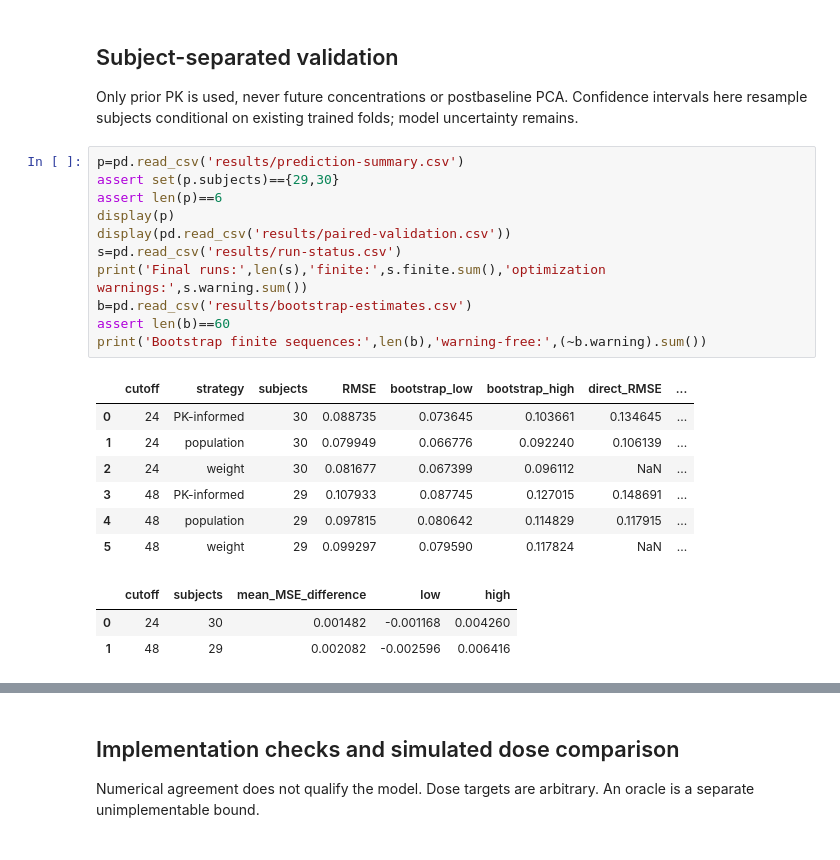
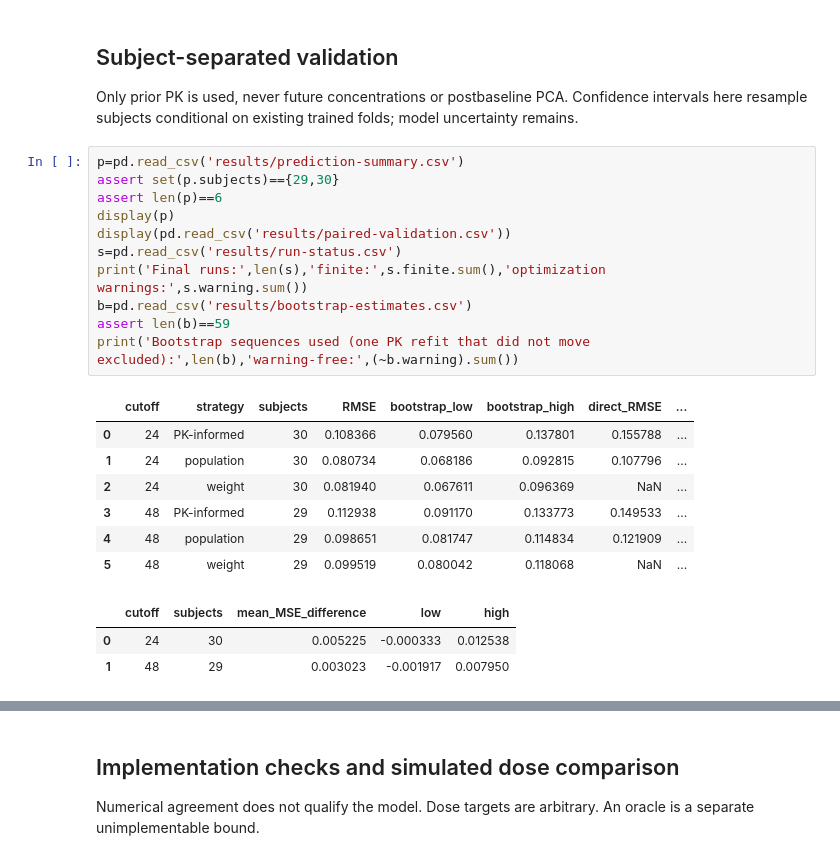
Before and after one commit to DaikiKumakura/DaikiKumakura.github.io, a Jupyter notebook: site/content/articles/warfarin-pkpd/shared/analysis.ipynb, the cells around one changed output, grey strips where cells are left out. Drawn from its saved outputs; the diff is of its cells as text.

Commit message:
Revise warfarin PK/PD note to v1.1 with absorption lag and generic-start refits

```diff
--- a/site/content/articles/warfarin-pkpd/shared/analysis.ipynb
+++ b/site/content/articles/warfarin-pkpd/shared/analysis.ipynb
@@ -30,22 +30,22 @@ Only prior PK is used, never future concentrations or postbaseline PCA. Confiden
 # %%
 p=pd.read_csv('results/prediction-summary.csv')
 assert set(p.subjects)=={29,30}
 assert len(p)==6
 display(p)
 display(pd.read_csv('results/paired-validation.csv'))
 s=pd.read_csv('results/run-status.csv')
 print('Final runs:',len(s),'finite:',s.finite.sum(),'optimization warnings:',s.warning.sum())
 b=pd.read_csv('results/bootstrap-estimates.csv')
-assert len(b)==60
-print('Bootstrap finite sequences:',len(b),'warning-free:',(~b.warning).sum())
+assert len(b)==59
+print('Bootstrap sequences used (one PK refit that did not move excluded):',len(b),'warning-free:',(~b.warning).sum())
 # %% [output]
 |  | cutoff | strategy | subjects | RMSE | bootstrap_low | bootstrap_high | direct_RMSE | ... |
-| 0 | 24 | PK-informed | 30 | 0.088735 | 0.073645 | 0.103661 | 0.134645 | ... |
-| 1 | 24 | population | 30 | 0.079949 | 0.066776 | 0.092240 | 0.106139 | ... |
-| 2 | 24 | weight | 30 | 0.081677 | 0.067399 | 0.096112 | NaN | ... |
-| 3 | 48 | PK-informed | 29 | 0.107933 | 0.087745 | 0.127015 | 0.148691 | ... |
-| 4 | 48 | population | 29 | 0.097815 | 0.080642 | 0.114829 | 0.117915 | ... |
-| 5 | 48 | weight | 29 | 0.099297 | 0.079590 | 0.117824 | NaN | ... |
+| 0 | 24 | PK-informed | 30 | 0.108366 | 0.079560 | 0.137801 | 0.155788 | ... |
+| 1 | 24 | population | 30 | 0.080734 | 0.068186 | 0.092815 | 0.107796 | ... |
+| 2 | 24 | weight | 30 | 0.081940 | 0.067611 | 0.096369 | NaN | ... |
+| 3 | 48 | PK-informed | 29 | 0.112938 | 0.091170 | 0.133773 | 0.149533 | ... |
+| 4 | 48 | population | 29 | 0.098651 | 0.081747 | 0.114834 | 0.121909 | ... |
+| 5 | 48 | weight | 29 | 0.099519 | 0.080042 | 0.118068 | NaN | ... |
 |  | cutoff | subjects | mean_MSE_difference | low | high |
-| 0 | 24 | 30 | 0.001482 | -0.001168 | 0.004260 |
-| 1 | 48 | 29 | 0.002082 | -0.002596 | 0.006416 |
+| 0 | 24 | 30 | 0.005225 | -0.000333 | 0.012538 |
+| 1 | 48 | 29 | 0.003023 | -0.001917 | 0.007950 |
```
Also changed, not shown: parts of 5 cells of this notebook, 9 other files.
